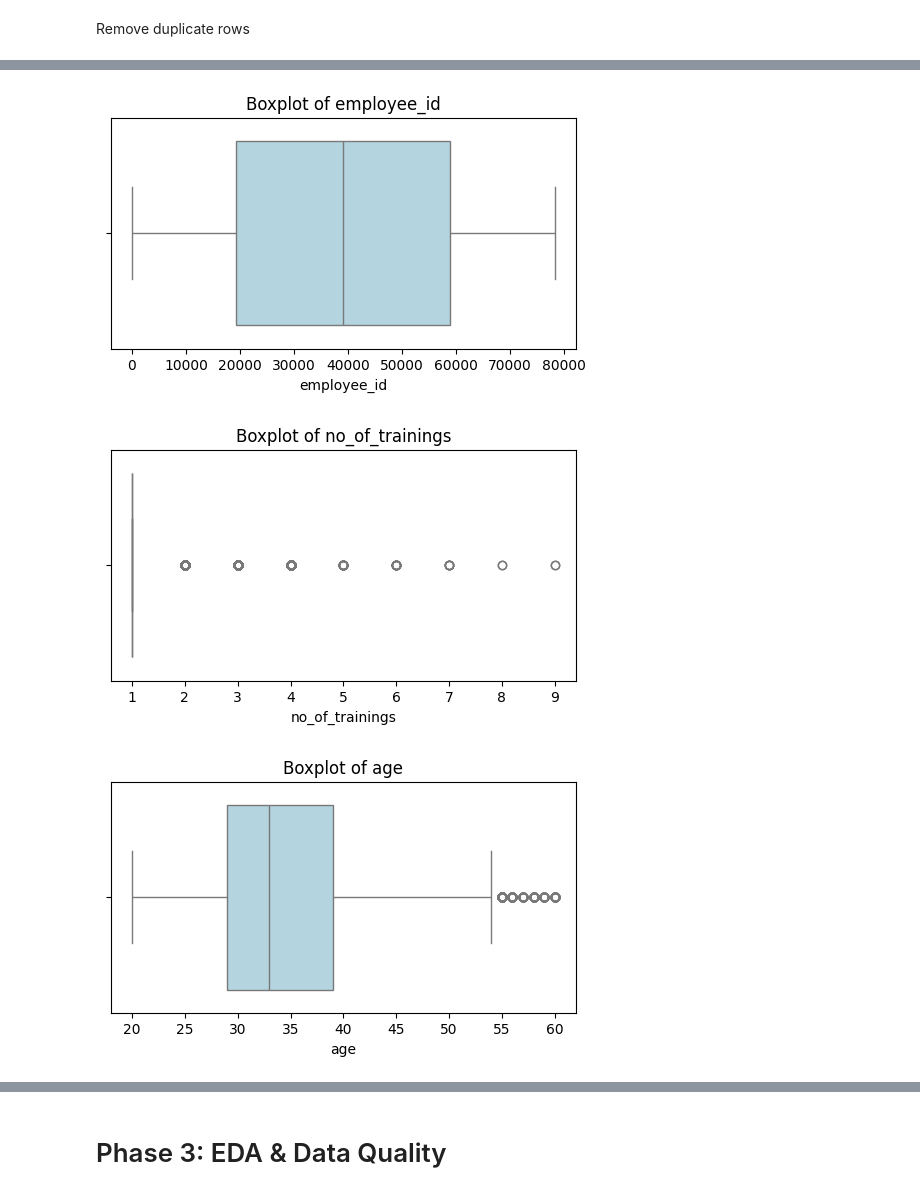
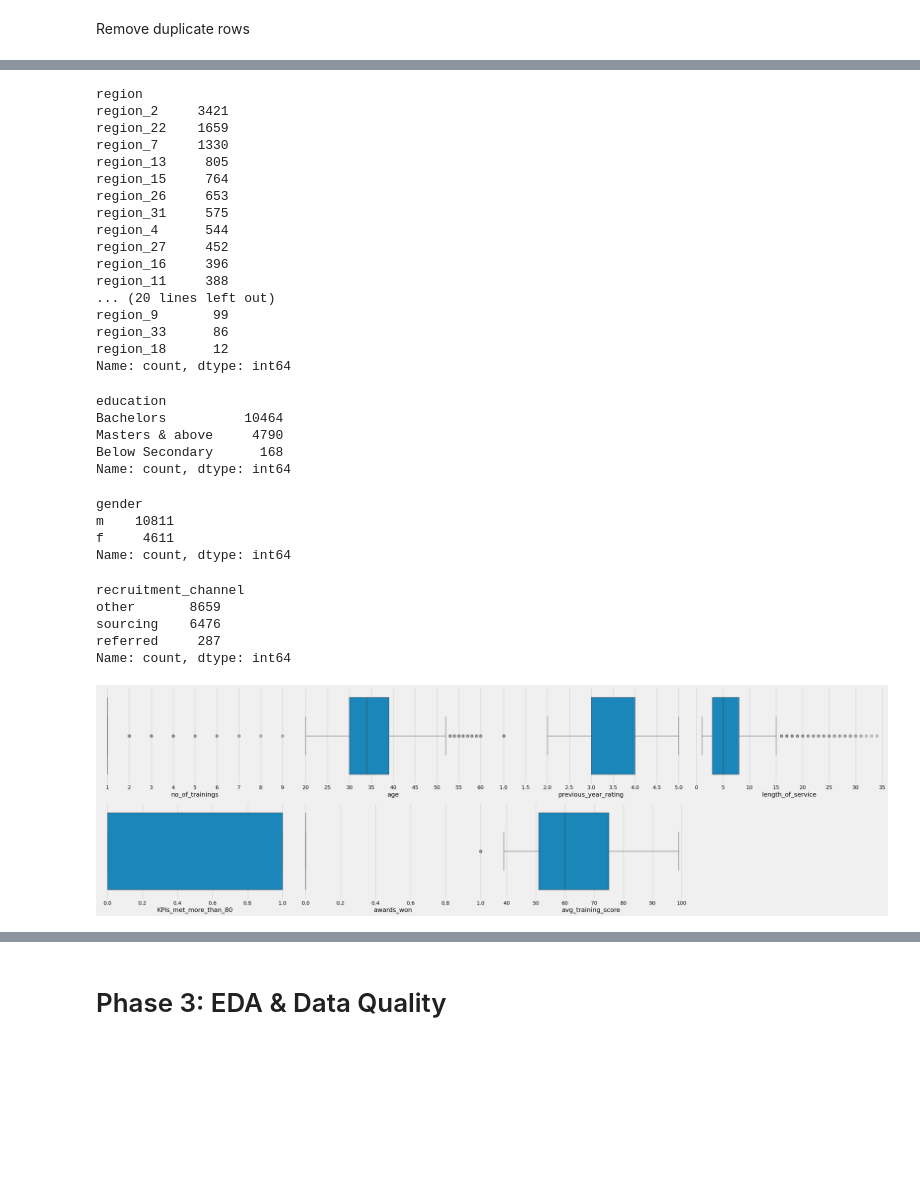
Before and after one commit to Melissiasamir/Employee-Segmentation-Clustering, a Jupyter notebook: Notebooks/notebook.ipynb, the cells around one changed output, grey strips where cells are left out. Drawn from its saved outputs; the diff is of its cells as text; code cells hidden in the pictures; blank space fills up the shorter version.

```diff
--- a/Notebooks/notebook.ipynb
+++ b/Notebooks/notebook.ipynb
@@ -191,3 +216,2 @@ df['education'] = df['education'].fillna(df['education'].mode()[0])
 # %%
-# Fill missing 'previous_year_rating' with the median value
-df['previous_year_rating'] = df['previous_year_rating'].fillna(df['previous_year_rating'].median())
+df[df['previous_year_rating'].isna()]
@@ -194,3 +232,5 @@ df['previous_year_rating'] = df['previous_year_rating'].fillna(df['previous_year
+# %%
+df.dropna(inplace=True)
 # %%
 # Verify that missing values are handled
 print("✅ Missing values after filling:")
@@ -224,6 +276,4 @@ np.int64(2)
 # %%
 df.drop_duplicates(inplace=True)
 # %%
-# Confirm removal
-print("✅ Duplicates removed successfully!")
-print("🔹 New dataset shape:", df.shape)
+df.drop(columns=['employee_id'], inplace=True)
@@ -233,11 +294,55 @@ print("🔹 New dataset shape:", df.shape)
+# %%
+df.region.value_counts()
+# %% [output]
+region
+region_2     3421
+region_22    1659
+region_7     1330
+region_13     805
+region_15     764
+region_26     653
+region_31     575
+region_4      544
+region_27     452
+region_16     396
+region_11     388
+... (20 lines left out)
+region_9       99
+region_33      86
+region_18      12
+Name: count, dtype: int64
+# %%
+df.education.value_counts()
+# %% [output]
+education
+Bachelors          10464
+Masters & above     4790
+Below Secondary      168
+Name: count, dtype: int64
+# %%
+df.gender.value_counts()
+# %% [output]
+gender
+m    10811
+f     4611
+Name: count, dtype: int64
+# %%
+df.recruitment_channel.value_counts()
+# %% [output]
+recruitment_channel
+other       8659
+sourcing    6476
+referred     287
+Name: count, dtype: int64
+# %%
+num_col = df.select_dtypes(include=np.number)
 # %%
-# Visual check for outliers in numerical columns
-for col in num_cols:
-    plt.figure(figsize=(6, 3))
-    sns.boxplot(x=df[col], color='lightblue')
-    plt.title(f"Boxplot of {col}")
-    plt.show()
+plt.style.use("fivethirtyeight")
+plt.figure(figsize=(30,30))
+for index,column in enumerate(num_col):
+    plt.subplot(7,4,index+1)
+    sns.boxplot(data=num_col,x=column)
+
+plt.tight_layout(pad = 1.0)
 # %% [output]
-[figure, old version]
+[figure, new version]
-[figure, removed]
-[figure, removed]
```
Also changed, not shown: parts of 67 cells of this notebook, 1 other file.
